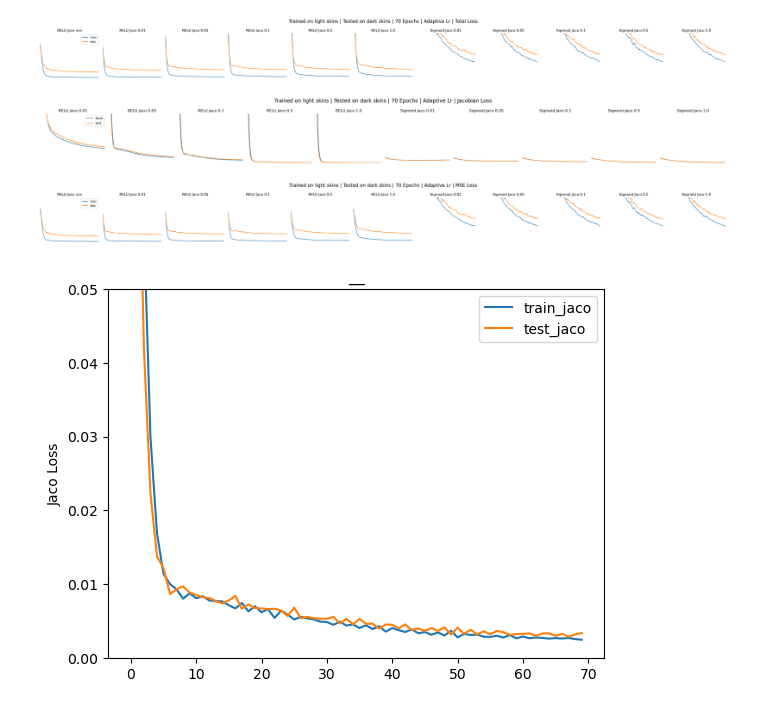
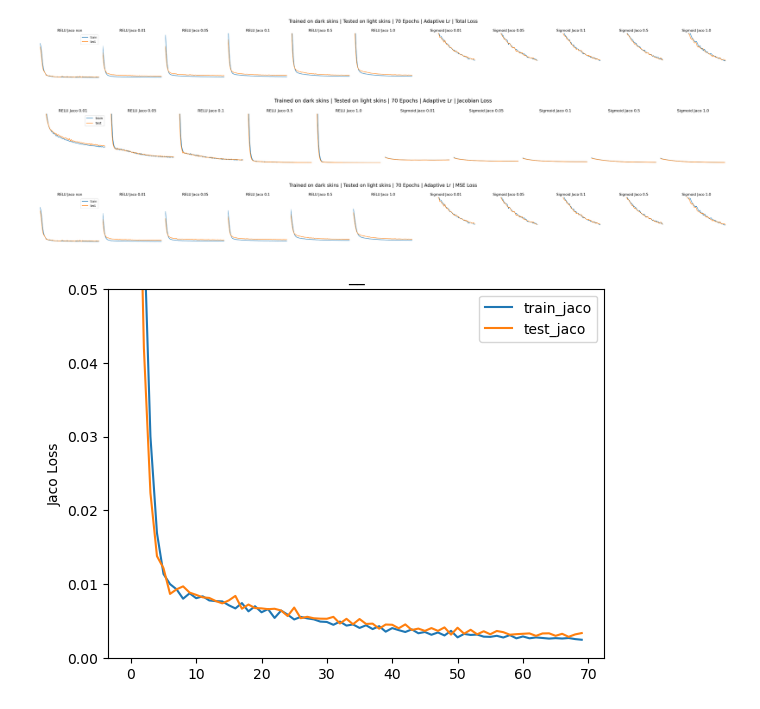
Before and after one commit to hiyuantang/FAU_Dataset, a Jupyter notebook: code/vis_jacob_loss.ipynb, the cells around one changed output. Cells and saved outputs as stored; diff of their text form; code cells hidden in the pictures.

```diff
--- a/code/vis_jacob_loss.ipynb
+++ b/code/vis_jacob_loss.ipynb
@@ -93,17 +140,17 @@ def get_total_loss(path):
     return train_loss_list,  test_loss_list
 
 def plot_total_loss_group():
-    train_r30, test_r30 = get_total_loss('D:/GitHub/FAU_Dataset/code/results_r30/results.txt')
-    train_r31, test_r31 = get_total_loss('D:/GitHub/FAU_Dataset/code/results_r31/results.txt')
-    train_r32, test_r32 = get_total_loss('D:/GitHub/FAU_Dataset/code/results_r32/results.txt')
-    train_r33, test_r33 = get_total_loss('D:/GitHub/FAU_Dataset/code/results_r33/results.txt')
-    train_r34, test_r34 = get_total_loss('D:/GitHub/FAU_Dataset/code/results_r34/results.txt')
-    train_r35, test_r35 = get_total_loss('D:/GitHub/FAU_Dataset/code/results_r35/results.txt')
-    train_r36, test_r36 = get_total_loss('D:/GitHub/FAU_Dataset/code/results_r36/results.txt')
-    train_r37, test_r37 = get_total_loss('D:/GitHub/FAU_Dataset/code/results_r37/results.txt')
-    train_r38, test_r38 = get_total_loss('D:/GitHub/FAU_Dataset/code/results_r38/results.txt')
-    train_r39, test_r39 = get_total_loss('D:/GitHub/FAU_Dataset/code/results_r39/results.txt')
-    train_r310, test_r310 = get_total_loss('D:/GitHub/FAU_Dataset/code/results_r310/results.txt')
+    train_r30, test_r30 = get_total_loss('E:/GitHub/FAU_Dataset/code/results_r40/results.txt')
+    train_r31, test_r31 = get_total_loss('E:/GitHub/FAU_Dataset/code/results_r41/results.txt')
+    train_r32, test_r32 = get_total_loss('E:/GitHub/FAU_Dataset/code/results_r42/results.txt')
+    train_r33, test_r33 = get_total_loss('E:/GitHub/FAU_Dataset/code/results_r43/results.txt')
+    train_r34, test_r34 = get_total_loss('E:/GitHub/FAU_Dataset/code/results_r44/results.txt')
+    train_r35, test_r35 = get_total_loss('E:/GitHub/FAU_Dataset/code/results_r45/results.txt')
+    train_r36, test_r36 = get_total_loss('E:/GitHub/FAU_Dataset/code/results_r46/results.txt')
+    train_r37, test_r37 = get_total_loss('E:/GitHub/FAU_Dataset/code/results_r47/results.txt')
+    train_r38, test_r38 = get_total_loss('E:/GitHub/FAU_Dataset/code/results_r48/results.txt')
+    train_r39, test_r39 = get_total_loss('E:/GitHub/FAU_Dataset/code/results_r49/results.txt')
+    train_r310, test_r310 = get_total_loss('E:/GitHub/FAU_Dataset/code/results_r410/results.txt')
 
     fig, axs = plt.subplots(1, 11, figsize=(33, 3))
 
@@ -133,35 +180,35 @@ def plot_total_loss_group():
     axs[5].plot(train_r35)
     axs[5].plot(test_r35)
     axs[6].plot(train_r36)
     axs[6].plot(test_r36)
     axs[7].plot(train_r37)
     axs[7].plot(test_r37)
     axs[8].plot(train_r38)
     axs[8].plot(test_r38)
     axs[9].plot(train_r39)
     axs[9].plot(test_r39)
     axs[10].plot(train_r310)
     axs[10].plot(test_r310)
 
     for i, ax in enumerate(axs.flat):
         ax.set_title(titles[i])
         #ax.set_xlabel('X Axis')
         #ax.set_ylabel('Y Axis')
         #ax.set_xlim(0, 1)
         ax.set_ylim([0, 0.05])
         ax.set_xlim([0, 70])
         ax.axis("off")
 
     # Remove empty subplots
     #for i in range(22, len(axs.flat)):
     #    fig.delaxes(axs.flatten()[i])
-    fig.suptitle('Trained on light skins | Tested on dark skins | 70 Epochs | Adaptive Lr | Total Loss', fontsize=16)
+    fig.suptitle('Trained on dark skins | Tested on light skins | 70 Epochs | Adaptive Lr | Total Loss', fontsize=16)
     plt.tight_layout()
     axs[0].legend()
     plt.show()
 plot_total_loss_group()
 # %% [output]
-[figure, old version]
+[figure, new version]
 # %%
 def get_jaco_loss(path):
     with open(path) as f:
@@ -240,28 +287,28 @@ plot_jaco_loss_group()
 [figure]
 # %%
 def plot_mse_loss_group():
-    train_r30, test_r30 = get_total_loss('D:/GitHub/FAU_Dataset/code/results_r30/results.txt')
-    train_r31, test_r31 = get_total_loss('D:/GitHub/FAU_Dataset/code/results_r31/results.txt')
-    train_r32, test_r32 = get_total_loss('D:/GitHub/FAU_Dataset/code/results_r32/results.txt')
-    train_r33, test_r33 = get_total_loss('D:/GitHub/FAU_Dataset/code/results_r33/results.txt')
-    train_r34, test_r34 = get_total_loss('D:/GitHub/FAU_Dataset/code/results_r34/results.txt')
-    train_r35, test_r35 = get_total_loss('D:/GitHub/FAU_Dataset/code/results_r35/results.txt')
-    train_r36, test_r36 = get_total_loss('D:/GitHub/FAU_Dataset/code/results_r36/results.txt')
-    train_r37, test_r37 = get_total_loss('D:/GitHub/FAU_Dataset/code/results_r37/results.txt')
-    train_r38, test_r38 = get_total_loss('D:/GitHub/FAU_Dataset/code/results_r38/results.txt')
-    train_r39, test_r39 = get_total_loss('D:/GitHub/FAU_Dataset/code/results_r39/results.txt')
-    train_r310, test_r310 = get_total_loss('D:/GitHub/FAU_Dataset/code/results_r310/results.txt')
+    train_r30, test_r30 = get_total_loss('D:/GitHub/FAU_Dataset/code/results_r40/results.txt')
+    train_r31, test_r31 = get_total_loss('D:/GitHub/FAU_Dataset/code/results_r41/results.txt')
+    train_r32, test_r32 = get_total_loss('D:/GitHub/FAU_Dataset/code/results_r42/results.txt')
+    train_r33, test_r33 = get_total_loss('D:/GitHub/FAU_Dataset/code/results_r43/results.txt')
+    train_r34, test_r34 = get_total_loss('D:/GitHub/FAU_Dataset/code/results_r44/results.txt')
+    train_r35, test_r35 = get_total_loss('D:/GitHub/FAU_Dataset/code/results_r45/results.txt')
+    train_r36, test_r36 = get_total_loss('D:/GitHub/FAU_Dataset/code/results_r46/results.txt')
+    train_r37, test_r37 = get_total_loss('D:/GitHub/FAU_Dataset/code/results_r47/results.txt')
+    train_r38, test_r38 = get_total_loss('D:/GitHub/FAU_Dataset/code/results_r48/results.txt')
+    train_r39, test_r39 = get_total_loss('D:/GitHub/FAU_Dataset/code/results_r49/results.txt')
+    train_r310, test_r310 = get_total_loss('D:/GitHub/FAU_Dataset/code/results_r410/results.txt')
 
-    train_j_r31, test_j_r31, j_scale_r31 = get_jaco_loss('D:/GitHub/FAU_Dataset/code/results_r31/results.txt')
-    train_j_r32, test_j_r32, j_scale_r32 = get_jaco_loss('D:/GitHub/FAU_Dataset/code/results_r32/results.txt')
-    train_j_r33, test_j_r33, j_scale_r33 = get_jaco_loss('D:/GitHub/FAU_Dataset/code/results_r33/results.txt')
-    train_j_r34, test_j_r34, j_scale_r34 = get_jaco_loss('D:/GitHub/FAU_Dataset/code/results_r34/results.txt')
-    train_j_r35, test_j_r35, j_scale_r35 = get_jaco_loss('D:/GitHub/FAU_Dataset/code/results_r35/results.txt')
-    train_j_r36, test_j_r36, j_scale_r36 = get_jaco_loss('D:/GitHub/FAU_Dataset/code/results_r36/results.txt')
-    train_j_r37, test_j_r37, j_scale_r37 = get_jaco_loss('D:/GitHub/FAU_Dataset/code/results_r37/results.txt')
-    train_j_r38, test_j_r38, j_scale_r38 = get_jaco_loss('D:/GitHub/FAU_Dataset/code/results_r38/results.txt')
-    train_j_r39, test_j_r39, j_scale_r39 = get_jaco_loss('D:/GitHub/FAU_Dataset/code/results_r39/results.txt')
-    train_j_r310, test_j_r310, j_scale_r310 = get_jaco_loss('D:/GitHub/FAU_Dataset/code/results_r310/results.txt')
+    train_j_r31, test_j_r31, j_scale_r31 = get_jaco_loss('D:/GitHub/FAU_Dataset/code/results_r41/results.txt')
+    train_j_r32, test_j_r32, j_scale_r32 = get_jaco_loss('D:/GitHub/FAU_Dataset/code/results_r42/results.txt')
+    train_j_r33, test_j_r33, j_scale_r33 = get_jaco_loss('D:/GitHub/FAU_Dataset/code/results_r43/results.txt')
+    train_j_r34, test_j_r34, j_scale_r34 = get_jaco_loss('D:/GitHub/FAU_Dataset/code/results_r44/results.txt')
+    train_j_r35, test_j_r35, j_scale_r35 = get_jaco_loss('D:/GitHub/FAU_Dataset/code/results_r45/results.txt')
+    train_j_r36, test_j_r36, j_scale_r36 = get_jaco_loss('D:/GitHub/FAU_Dataset/code/results_r46/results.txt')
+    train_j_r37, test_j_r37, j_scale_r37 = get_jaco_loss('D:/GitHub/FAU_Dataset/code/results_r47/results.txt')
+    train_j_r38, test_j_r38, j_scale_r38 = get_jaco_loss('D:/GitHub/FAU_Dataset/code/results_r48/results.txt')
+    train_j_r39, test_j_r39, j_scale_r39 = get_jaco_loss('D:/GitHub/FAU_Dataset/code/results_r49/results.txt')
+    train_j_r310, test_j_r310, j_scale_r310 = get_jaco_loss('D:/GitHub/FAU_Dataset/code/results_r410/results.txt')
 
     fig, axs = plt.subplots(1, 11, figsize=(33, 3))
 
@@ -313,13 +360,13 @@ def plot_mse_loss_group():
     # Remove empty subplots
     #for i in range(22, len(axs.flat)):
     #    fig.delaxes(axs.flatten()[i])
-    fig.suptitle('Trained on light skins | Tested on dark skins | 70 Epochs | Adaptive Lr | MSE Loss', fontsize=16)
+    fig.suptitle('Trained on dark skins | Tested on light skins | 70 Epochs | Adaptive Lr | MSE Loss', fontsize=16)
     plt.tight_layout()
     axs[0].legend()
     plt.show()
 plot_mse_loss_group()
 # %% [output]
-[figure, old version]
+[figure, new version]
 # %%
 plot_jaco_loss('D:/GitHub/FAU_Dataset/code/results_r33/results.txt', '__')
 # %% [output]
```
Also changed, not shown: parts of 14 cells of this notebook.
